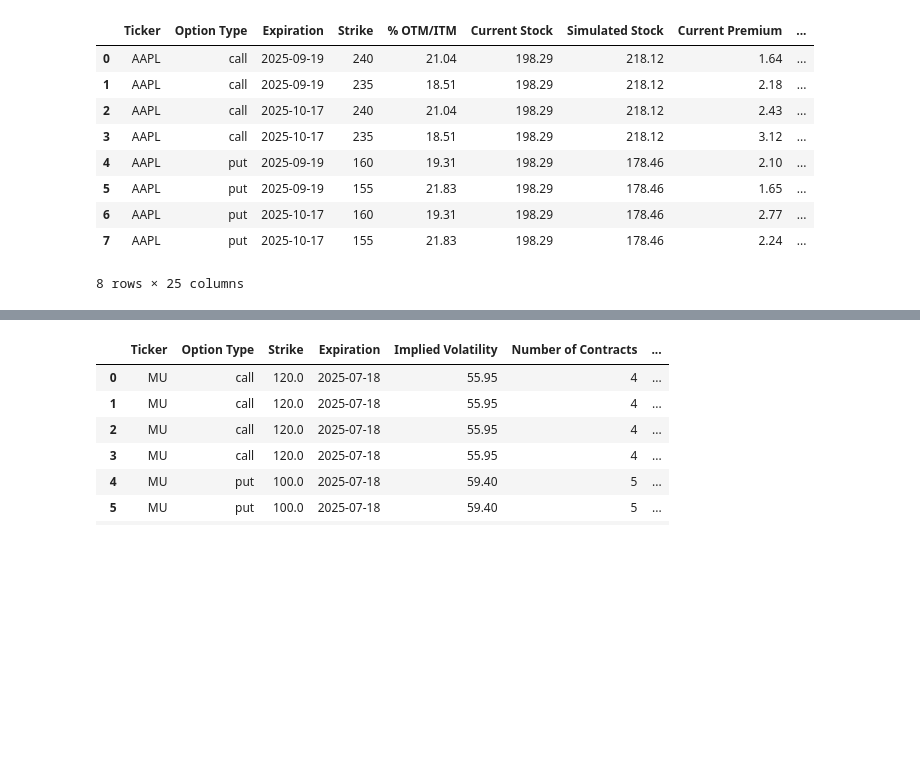
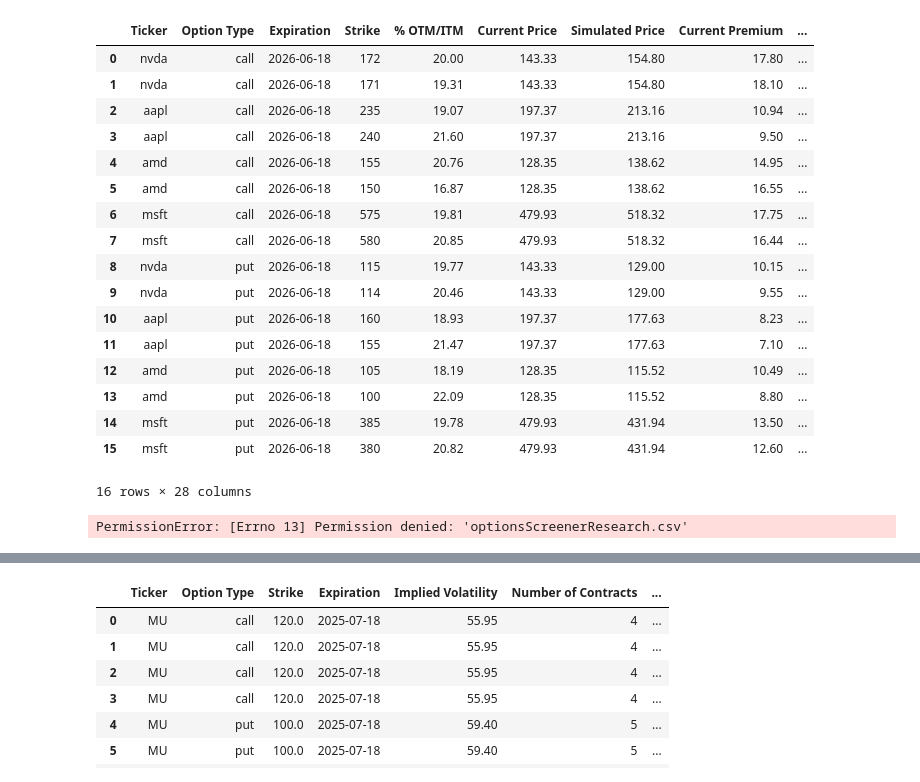
Before and after one commit to ValverdeDaniel/stocktimus_app, a Jupyter notebook: Version1/Dev/OptionsTablesV2.ipynb, the cells around one changed output, grey strips where cells are left out. Saved outputs shown, nothing was run; the diff lists cells and outputs as text; code cells hidden in the pictures; blank space fills up the shorter version.

Commit message:
we have stackable parameters and we have results for the options screener

```diff
--- a/Version1/Dev/OptionsTablesV2.ipynb
+++ b/Version1/Dev/OptionsTablesV2.ipynb
@@ -22,42 +22,51 @@
 }
 # %%
-EvansTickers = ['nvda', 'biib', 'isrg', 'bx']
+tickers = ['nvda', 'aapl', 'amd', 'msft']
 # %%
 # Example use Screener Tool/bulk research
 param_sets = [
     {
         "tickers": tickers,
         "option_type": "call",
-        "days_until_exp": 30,
-        "strike_pct": 0.1,
+        "days_until_exp": 365,
+        "strike_pct": 0.2,
         "days_to_gain": 20,
         "stock_gain_pct": 0.08,
         "allocation": 3300,
         "label": "Short-Term Conservative"
     },
     {
         "tickers": tickers,
         "option_type": "put",
-        "days_until_exp": 120,
+        "days_until_exp": 365,
         "strike_pct": -0.2,
         "days_to_gain": 30,
         "stock_gain_pct": -0.1,
         "allocation": 40,
         "label": "Long-Term Aggressive (Put)"
     }
 ]
 
 combined_results = run_multiple_analyses(param_sets)
 display(combined_results)
 combined_results.to_csv("optionsScreenerResearch.csv", index=False)
 # %% [output]
-|  | Ticker | Option Type | Expiration | Strike | % OTM/ITM | Current Stock | Simulated Stock | Current Premium | ... |
-| 0 | AAPL | call | 2025-09-19 | 240 | 21.04 | 198.29 | 218.12 | 1.64 | ... |
-| 1 | AAPL | call | 2025-09-19 | 235 | 18.51 | 198.29 | 218.12 | 2.18 | ... |
-| 2 | AAPL | call | 2025-10-17 | 240 | 21.04 | 198.29 | 218.12 | 2.43 | ... |
-| 3 | AAPL | call | 2025-10-17 | 235 | 18.51 | 198.29 | 218.12 | 3.12 | ... |
-| 4 | AAPL | put | 2025-09-19 | 160 | 19.31 | 198.29 | 178.46 | 2.10 | ... |
-| 5 | AAPL | put | 2025-09-19 | 155 | 21.83 | 198.29 | 178.46 | 1.65 | ... |
-| 6 | AAPL | put | 2025-10-17 | 160 | 19.31 | 198.29 | 178.46 | 2.77 | ... |
-| 7 | AAPL | put | 2025-10-17 | 155 | 21.83 | 198.29 | 178.46 | 2.24 | ... |
+|  | Ticker | Option Type | Expiration | Strike | % OTM/ITM | Current Price | Simulated Price | Current Premium | ... |
+| 0 | nvda | call | 2026-06-18 | 172 | 20.00 | 143.33 | 154.80 | 17.80 | ... |
+| 1 | nvda | call | 2026-06-18 | 171 | 19.31 | 143.33 | 154.80 | 18.10 | ... |
+| 2 | aapl | call | 2026-06-18 | 235 | 19.07 | 197.37 | 213.16 | 10.94 | ... |
+| 3 | aapl | call | 2026-06-18 | 240 | 21.60 | 197.37 | 213.16 | 9.50 | ... |
+| 4 | amd | call | 2026-06-18 | 155 | 20.76 | 128.35 | 138.62 | 14.95 | ... |
+| 5 | amd | call | 2026-06-18 | 150 | 16.87 | 128.35 | 138.62 | 16.55 | ... |
+| 6 | msft | call | 2026-06-18 | 575 | 19.81 | 479.93 | 518.32 | 17.75 | ... |
+| 7 | msft | call | 2026-06-18 | 580 | 20.85 | 479.93 | 518.32 | 16.44 | ... |
+| 8 | nvda | put | 2026-06-18 | 115 | 19.77 | 143.33 | 129.00 | 10.15 | ... |
+| 9 | nvda | put | 2026-06-18 | 114 | 20.46 | 143.33 | 129.00 | 9.55 | ... |
+| 10 | aapl | put | 2026-06-18 | 160 | 18.93 | 197.37 | 177.63 | 8.23 | ... |
+| 11 | aapl | put | 2026-06-18 | 155 | 21.47 | 197.37 | 177.63 | 7.10 | ... |
+| 12 | amd | put | 2026-06-18 | 105 | 18.19 | 128.35 | 115.52 | 10.49 | ... |
+| 13 | amd | put | 2026-06-18 | 100 | 22.09 | 128.35 | 115.52 | 8.80 | ... |
+| 14 | msft | put | 2026-06-18 | 385 | 19.78 | 479.93 | 431.94 | 13.50 | ... |
+| 15 | msft | put | 2026-06-18 | 380 | 20.82 | 479.93 | 431.94 | 12.60 | ... |
-8 rows × 25 columns
+16 rows × 28 columns
+PermissionError: [Errno 13] Permission denied: 'optionsScreenerResearch.csv'
```
Also changed, not shown: parts of 2 cells of this notebook, 44 other files.
